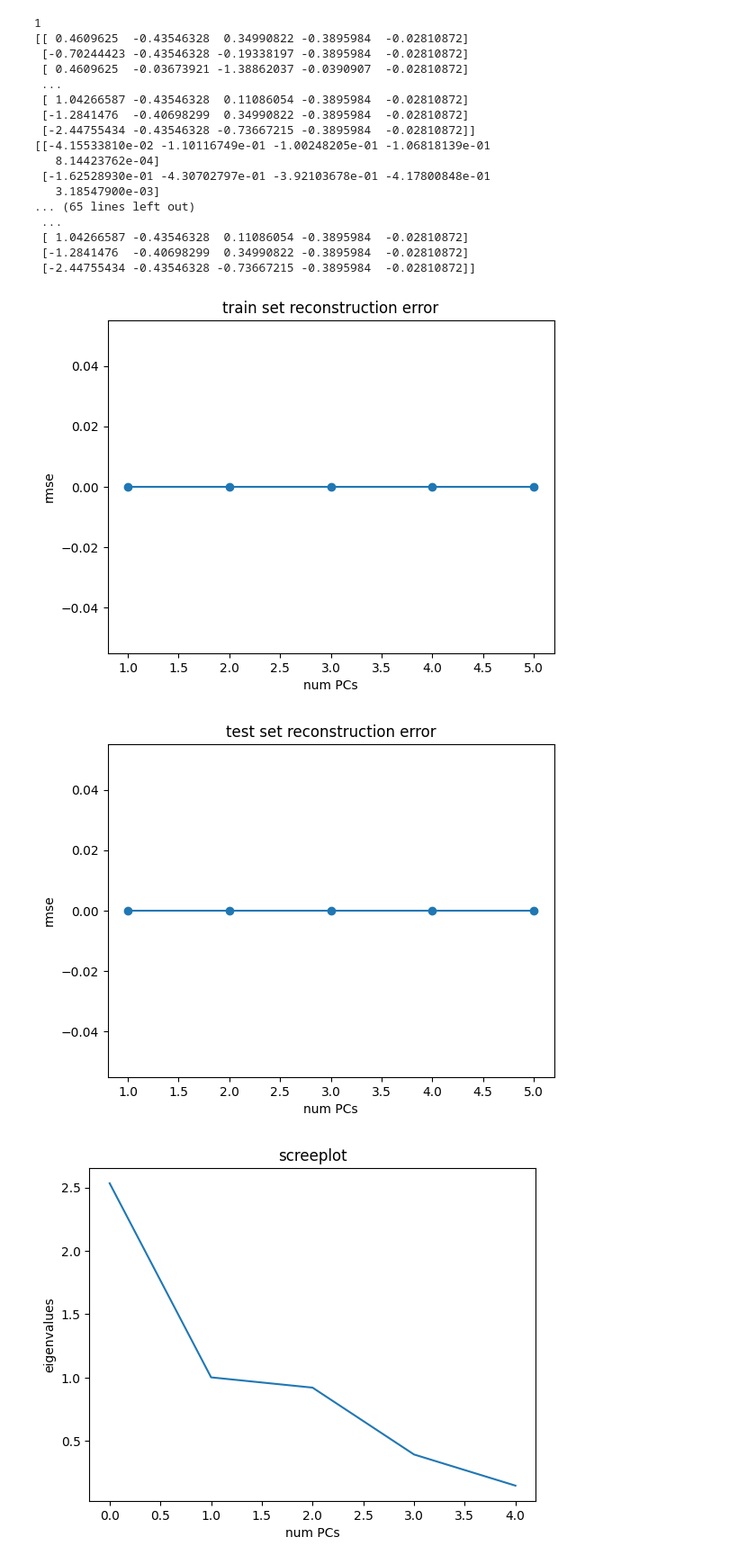
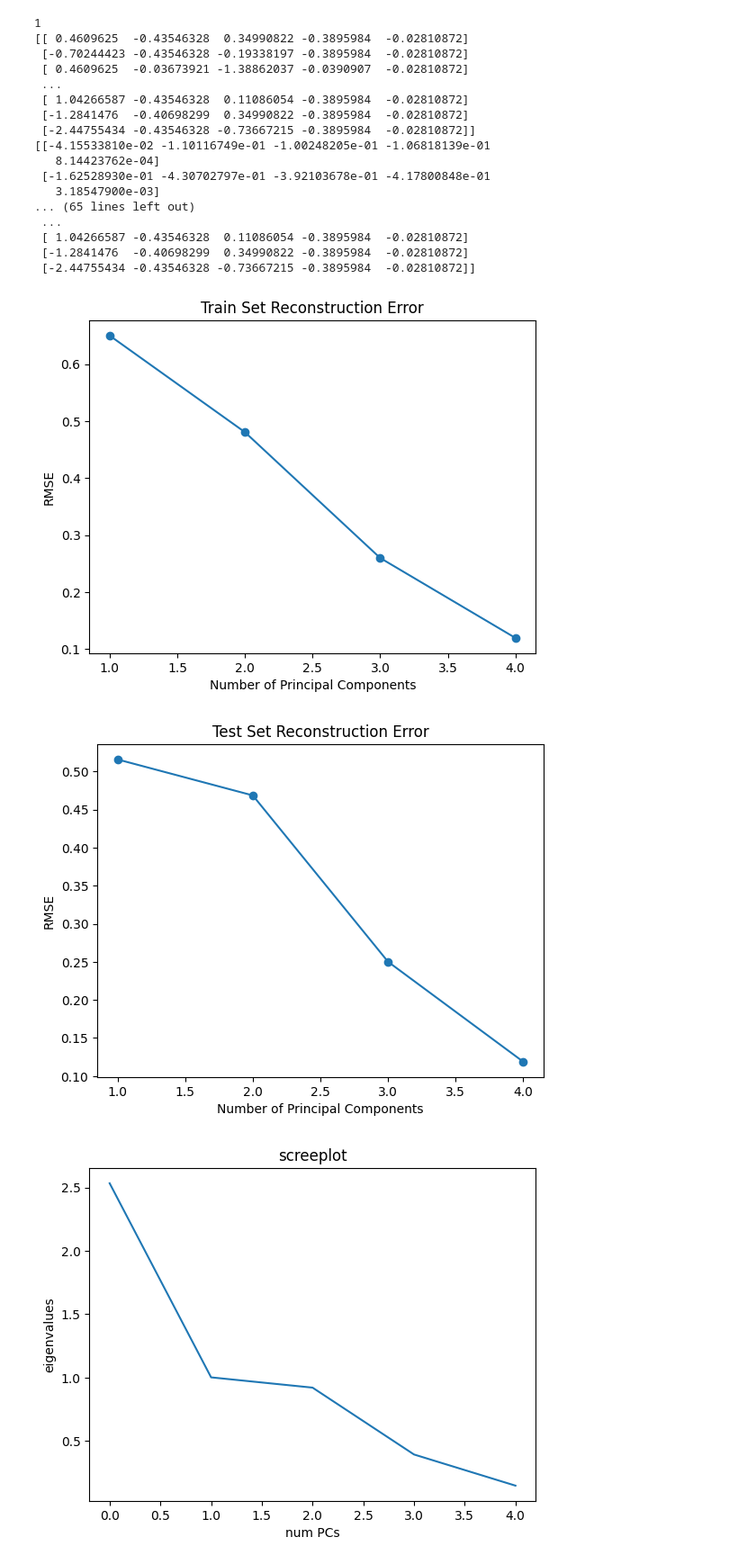
Before and after one commit to LuisBuenoA/Wildlife-Strike-Analysis, a Jupyter notebook: Practica1.ipynb, the cells around one changed output. Shown at 90% size. Saved outputs shown, nothing was run; the diff lists cells and outputs as text; code cells hidden in the pictures.

```diff
--- a/Practica1.ipynb
+++ b/Practica1.ipynb
@@ -442,28 +435,48 @@ for index, K in enumerate(Ks):
  [ 1.04266587 -0.43546328  0.11086054 -0.3895984  -0.02810872]
  [-1.2841476  -0.40698299  0.34990822 -0.3895984  -0.02810872]
  [-2.44755434 -0.43546328 -0.73667215 -0.3895984  -0.02810872]]
-# %%
-fig, ax = plt.subplots()
-xs = Ks
-ys = RMSE_train
-plt.title("train set reconstruction error")
-plt.xlabel("num PCs")
-plt.ylabel("rmse")
-ax.plot(xs, ys, marker="o")
-plt.show()
-# %% [output]
-[figure, removed]
-# %%
-fig, ax = plt.subplots()
-xs = Ks
-ys = RMSE_test
-plt.title("test set reconstruction error")
-plt.xlabel("num PCs")
-plt.ylabel("rmse")
-ax.plot(xs, ys, marker="o")
-plt.show()
-# %% [output]
-[figure, removed]
+# %%
+from sklearn.decomposition import PCA
+from sklearn.metrics import mean_squared_error
+import matplotlib.pyplot as plt
+import numpy as np
+
+# Assuming X_train and X_test are defined
+
+max_components = min(X_train.shape[0], X_train.shape[1]) - 1
+Ks = list(range(1, max_components + 1))  # Dynamically setting the range based on dataset size
+
+RMSE_train = np.zeros(len(Ks), dtype=float)
+RMSE_test = np.zeros(len(Ks), dtype=float)
+
+for index, K in enumerate(Ks):
+    pca = PCA(n_components=K)
+    Xtrain_transformed = pca.fit_transform(X_train)
+    Xtrain_proj = pca.inverse_transform(Xtrain_transformed)
+    RMSE_train[index] = mean_squared_error(X_train, Xtrain_proj, squared=False)
+
+    Xtest_transformed = pca.transform(X_test)
+    Xtest_proj = pca.inverse_transform(Xtest_transformed)
+    RMSE_test[index] = mean_squared_error(X_test, Xtest_proj, squared=False)
+
+# Plot for training set
+fig, ax = plt.subplots()
+ax.plot(Ks, RMSE_train, marker="o")
+plt.title("Train Set Reconstruction Error")
+plt.xlabel("Number of Principal Components")
+plt.ylabel("RMSE")
+plt.show()
+
+# Plot for test set
+fig, ax = plt.subplots()
+ax.plot(Ks, RMSE_test, marker="o")
+plt.title("Test Set Reconstruction Error")
+plt.xlabel("Number of Principal Components")
+plt.ylabel("RMSE")
+plt.show()
+# %% [output]
+[figure, added]
+[figure, added]
 # %%
 # * Fraction of variance explained
 pca = PCA(n_components=X_rank)
```
Also changed, not shown: parts of 5 cells of this notebook, 3 other files.
